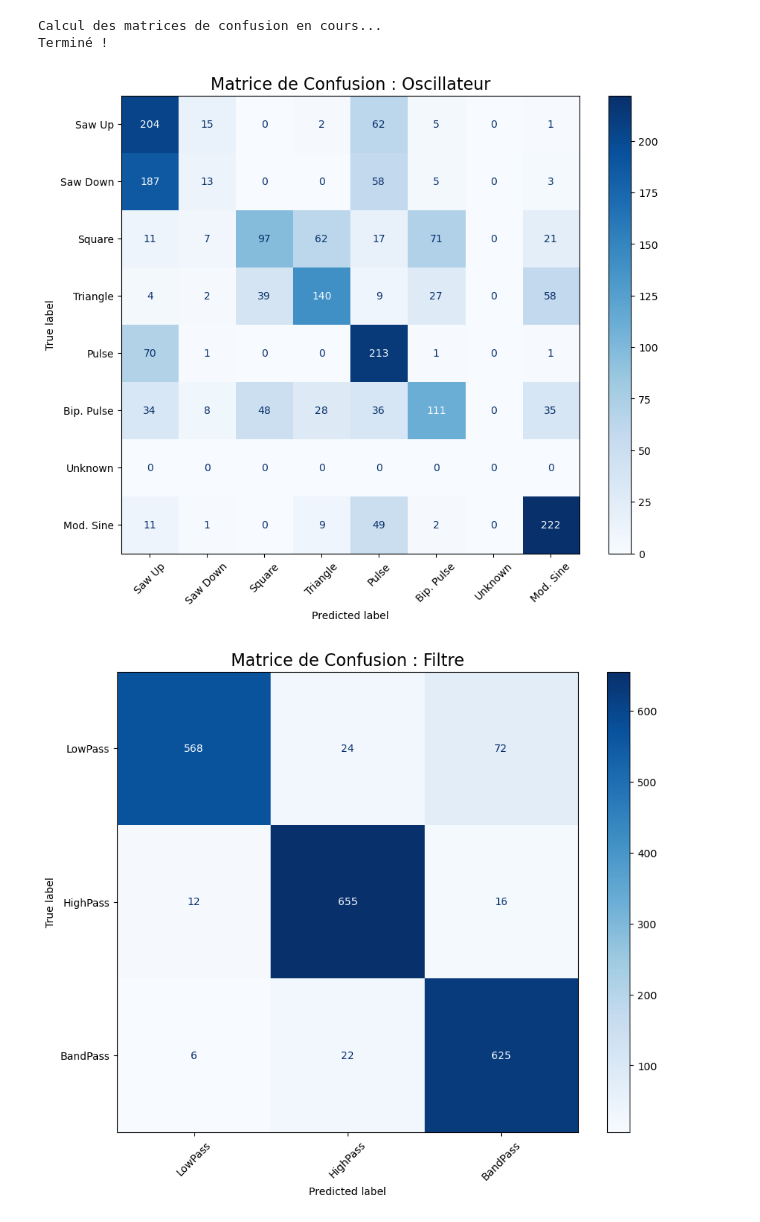
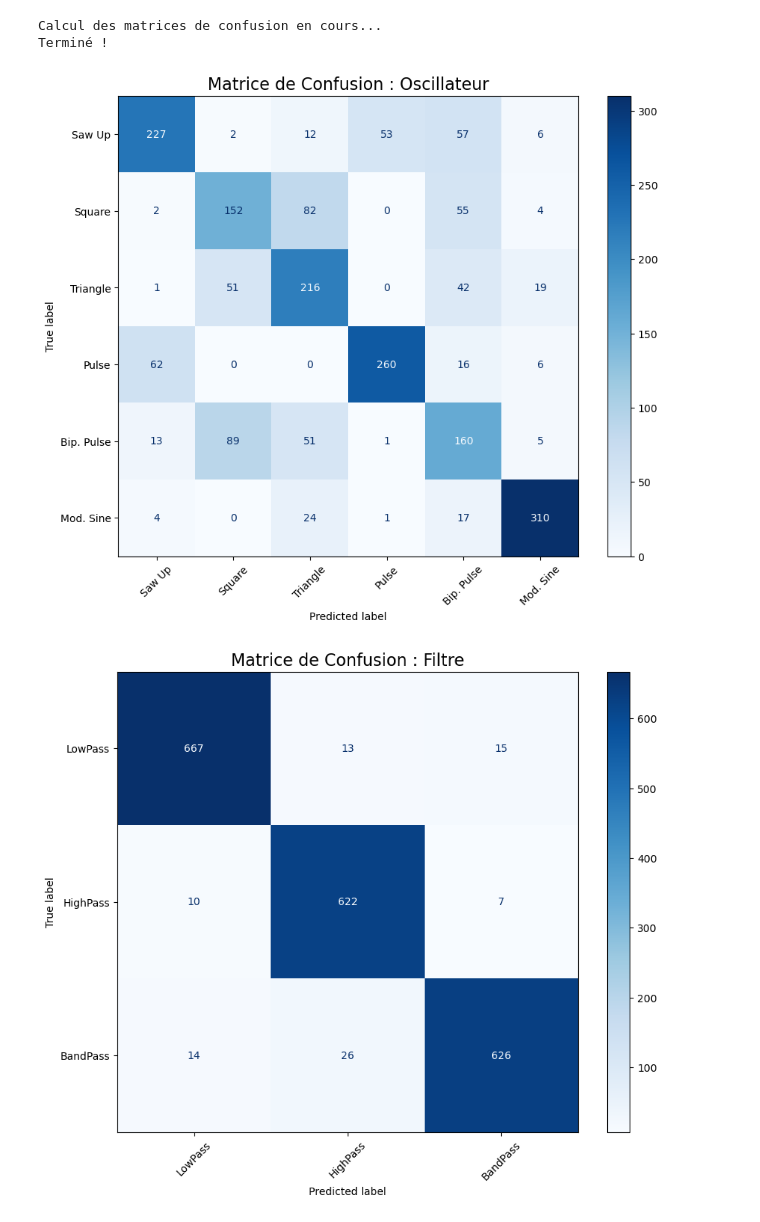
Before and after one commit to ctrlpierre/synth-param-inference, a Jupyter notebook: inverse_synthesis_notebook.ipynb, the cells around one changed output. Drawn from its saved outputs; the diff is of its cells as text; code cells hidden in the pictures.

Commit message:
Réseau de neurone CNN : Modification des Kernels

```diff
--- a/inverse_synthesis_notebook.ipynb
+++ b/inverse_synthesis_notebook.ipynb
@@ -1,10 +16,10 @@
 # %%
-import os
-from pyo import *
-
 ################
 # SYNTHÉTISEUR #
 ################
+
+OSC_CONVERSION = {0 : 0, 1 : 2, 2 : 3, 3 : 4, 4 : 5, 5 : 7}
+# On enlève la Saw Down et la 6e onde de l'oscillateur proprement
 
 def simple_synth(nom_fichier, params):
     """
@@ -23,7 +38,7 @@ def simple_synth(nom_fichier, params):
     # LFO est utilisé ici comme oscillateur audio car il permet de changer
     # la forme d'onde facilement via un numéro (0=Sine, 1=Rect, 2=Tri, 3=Saw, etc.)
     # type 3 = Saw (Dents de scie), type 1 = Pulse/Square
-    osc = LFO(freq=params['osc_freq'], sharp=1, type=params['osc_type'], mul=params['osc_vol'])
+    osc = LFO(freq=params['osc_freq'], sharp=params['osc_sharp'], type=OSC_CONVERSION[params['osc_type']], mul=params['osc_vol'])
 
     # - NOISE
     # Bruit blanc mélangé au signal
@@ -459,8 +493,8 @@ class SynthDataset(torch.utils.data.Dataset):
 
         self.mel_transform = torchaudio.transforms.MelSpectrogram(
             sample_rate = sr,
-            n_mels = 128,
-            n_fft = 2048,
+            n_mels = 256,
+            n_fft = 4096,
             hop_length = 512
         )
         self.db_transform = torchaudio.transforms.AmplitudeToDB(top_db=80)
@@ -473,8 +507,8 @@ class SynthDataset(torch.utils.data.Dataset):
         audio_path = os.path.join(self.audio_dir, audio_filename)
 
         osc_type = int(self.df.iloc[index, 2])
-        filter_type = int(self.df.iloc[index, 6])
-        spectogram = get_spectrogram(audio_path, self.sr, self.samples)
+        filter_type = int(self.df.iloc[index, 7])
+        spectogram = get_spectrogram(audio_path, self.sr, self.samples, self.mel_transform, self.db_transform)
 
         return spectogram, osc_type, filter_type
 # %%
@@ -497,32 +531,31 @@ class MultiTaskAudioCNN(nn.Module):
 
         self.features = nn.Sequential(
             # Bloc 1
-            nn.Conv2d(in_channels=1, out_channels=16, kernel_size=3, padding=1),
+            nn.Conv2d(in_channels=1, out_channels=16, kernel_size=(15, 1), padding=(7, 0)),
             nn.BatchNorm2d(16),
             nn.ReLU(),
             nn.MaxPool2d(2),
 
             # Bloc 2
-            nn.Conv2d(in_channels=16, out_channels=32, kernel_size=3, padding=1),
+            nn.Conv2d(in_channels=16, out_channels=32, kernel_size=(15, 1), padding=(7, 0)),
             nn.BatchNorm2d(32),
             nn.ReLU(),
             nn.MaxPool2d(2),
 
             # Bloc 3
-            nn.Conv2d(in_channels=32, out_channels=64, kernel_size=3, padding=1),
+            nn.Conv2d(in_channels=32, out_channels=64, kernel_size=(15, 1), padding=(7, 0)),
             nn.BatchNorm2d(64),
             nn.ReLU(),
             nn.MaxPool2d(2),
 
             # Bloc 4
-            nn.Conv2d(in_channels=64, out_channels=128, kernel_size=3, padding=1),
+            nn.Conv2d(in_channels=64, out_channels=128, kernel_size=(15, 1), padding=(7, 0)),
             nn.BatchNorm2d(128),
             nn.ReLU(),
             nn.MaxPool2d(2),
-        )   # à la fin des couches, le volume de la donnée va être de 128 * (128/16) * (259/16) ~= 16384 valeurs
-            # c'est ce nombre qui va dans ma couche Dense
+        )
 
-        self.flat_size = 16384
+        self.flat_size = 32768
 
         # Tête pour l'Oscillateur (Classification à 7 classes)
         self.osc_head = nn.Sequential(
@@ -583,7 +616,7 @@ optimizer = optim.Adam(model.parameters(), lr=0.001)
 # %% [output]
 Calcul sur : cpu
 # %%
-num_epochs = 7  # Nombre de fois qu'il va voir tout le dataset
+num_epochs = 25  # Nombre de fois qu'il va voir tout le dataset
 
 # Listes pour stocker l'historique (pour faire des graphiques plus tard)
 history = {
@@ -782,30 +822,30 @@ Terminé !
 # %%
 def plot_cm(y_true, y_pred, classes, title):
     # CORRECTION ICI : On force les labels de 0 à len(classes)-1
     # Cela garantit que la matrice a la même taille que la liste de noms
     # même si certaines classes sont absentes des données.
     nb_classes = len(classes)
     forced_labels = list(range(nb_classes))
 
     cm = confusion_matrix(y_true, y_pred, labels=forced_labels)
 
     # Création du graphique
     fig, ax = plt.subplots(figsize=(10, 8))
     disp = ConfusionMatrixDisplay(confusion_matrix=cm, display_labels=classes)
 
     # Affichage
     disp.plot(cmap='Blues', ax=ax, xticks_rotation=45)
     plt.title(title, fontsize=16)
     plt.show()
 
 class_names_osc = [
-    "Saw Up", "Saw Down", "Square", "Triangle",
-    "Pulse", "Bip. Pulse", "Unknown", "Mod. Sine"
+    "Saw Up", "Square", "Triangle",
+    "Pulse", "Bip. Pulse", "Mod. Sine"
 ]
 class_names_filter = ["LowPass", "HighPass", "BandPass"]
 
 plot_cm(y_true_osc, y_pred_osc, class_names_osc, "Matrice de Confusion : Oscillateur")
 plot_cm(y_true_filter, y_pred_filter, class_names_filter, "Matrice de Confusion : Filtre")
 # %% [output]
-[figure, old version]
+[figure, new version]
-[figure, old version]
+[figure, new version]
```
Also changed, not shown: parts of 10 cells of this notebook.
